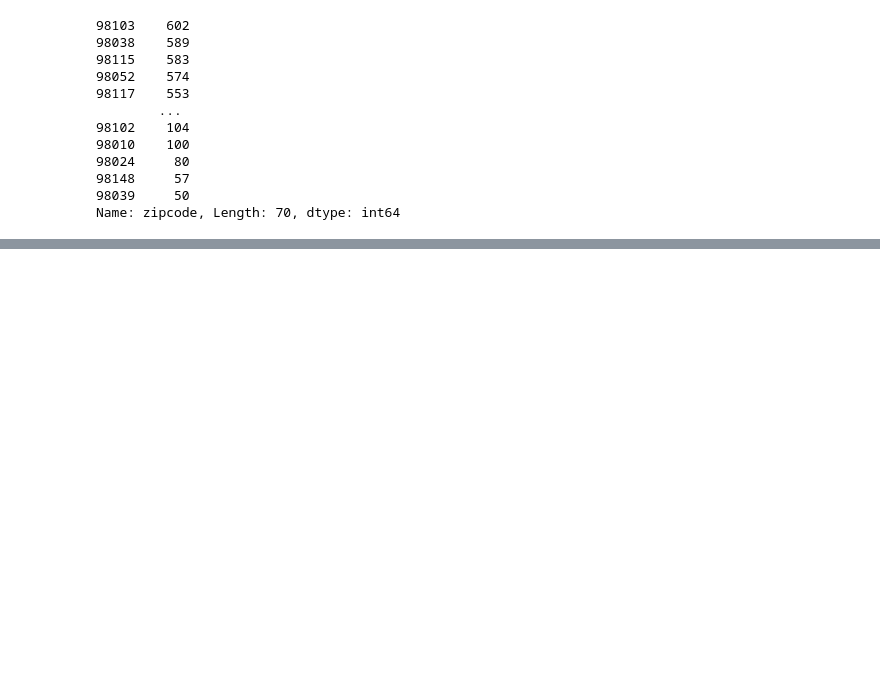
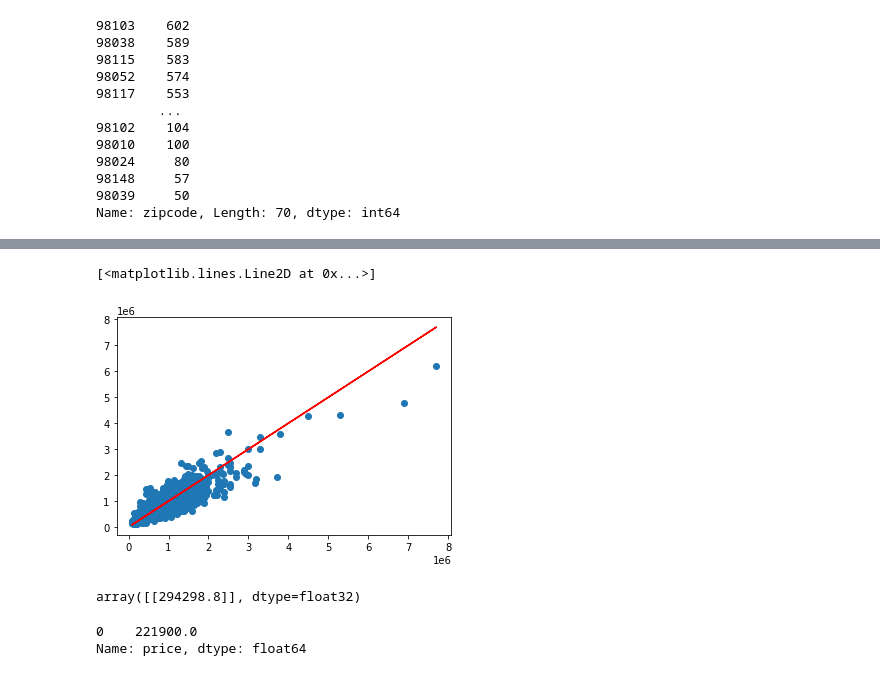
Before and after one commit to anusurabhi/Data-Science, a Jupyter notebook: Regression advanced using house pricing dataset.ipynb, the cells around one changed output, grey strips where cells are left out. Saved outputs shown, nothing was run; the diff lists cells and outputs as text; code cells hidden in the pictures; blank space fills up the shorter version.

```diff
--- a/Regression advanced using house pricing dataset.ipynb
+++ b/Regression advanced using house pricing dataset.ipynb
@@ -137,0 +224,2 @@ Name: zipcode, Length: 70, dtype: int64
+# %%
+predictions = model.predict(X_test)
@@ -137,0 +239,6 @@ Name: zipcode, Length: 70, dtype: int64
+# %%
+plt.scatter(y_test, predictions)
+plt.plot(y_test, y_test, 'r')
+# %% [output]
+[<matplotlib.lines.Line2D at 0x...>]
+[figure, added]
@@ -137,0 +249,9 @@ Name: zipcode, Length: 70, dtype: int64
+# %%
+model.predict(single_house)
+# %% [output]
+array([[294298.8]], dtype=float32)
+# %%
+df.head(1)['price']
+# %% [output]
+0    221900.0
+Name: price, dtype: float64
```
Also changed, not shown: parts of 18 cells of this notebook.
